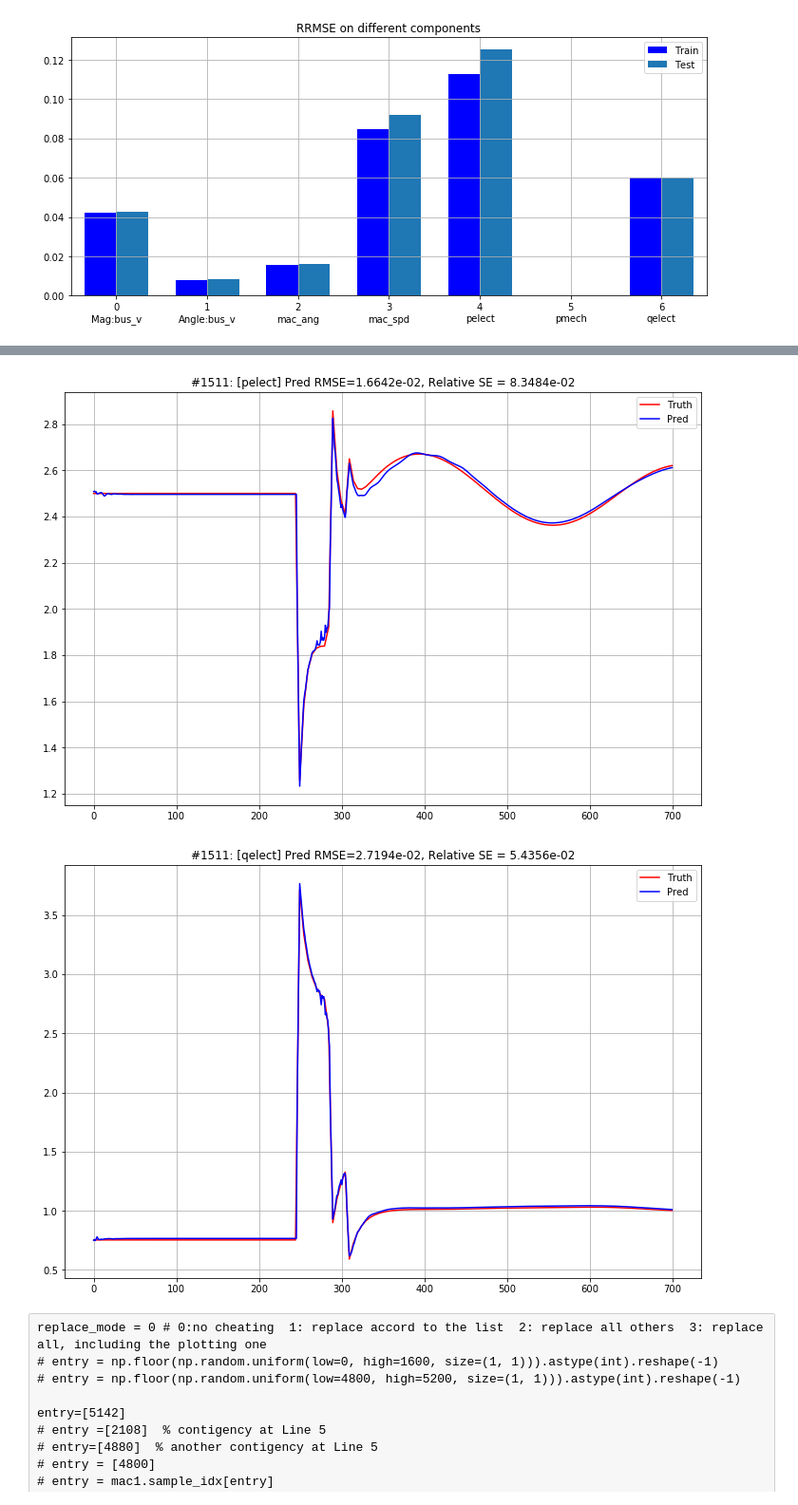
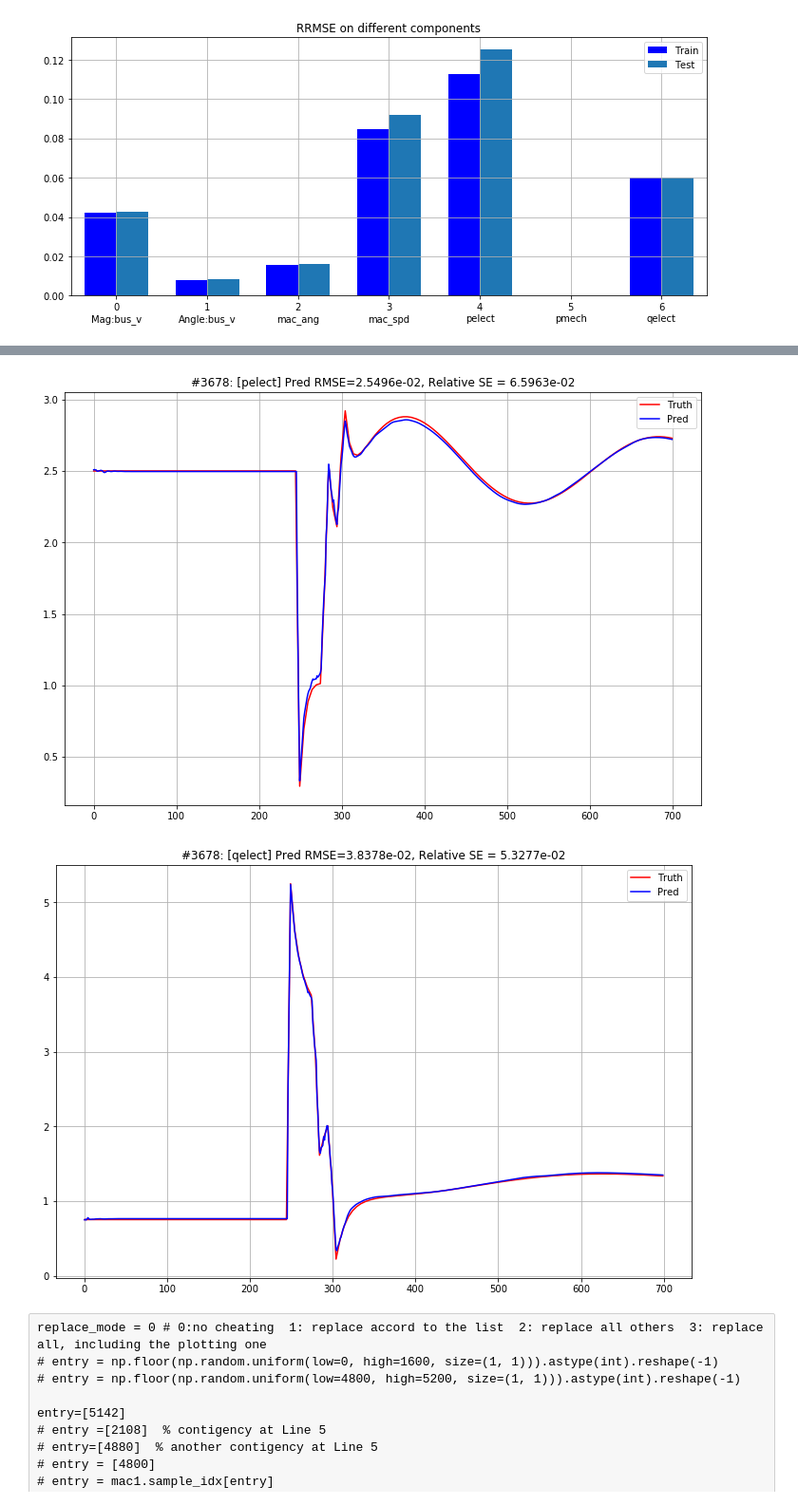
Before and after one commit to nhlijiaming/transient_mac1, a Jupyter notebook: mac1_tuning.ipynb, the cells around one changed output, grey strips where cells are left out. Shown at 95% size. Saved outputs shown, nothing was run; the diff lists cells and outputs as text; code cells hidden in the pictures.

```diff
--- a/mac1_tuning.ipynb
+++ b/mac1_tuning.ipynb
@@ -245,13 +245,13 @@ plt.show()
 # %%
 
 # entry = np.floor(np.random.uniform(low=0, high=1600, size=(1, 1))).astype(int).reshape(-1)
-entry = np.floor(np.random.uniform(low=4800, high=5200, size=(1, 1))).astype(int).reshape(-1)
+# entry = np.floor(np.random.uniform(low=4800, high=5200, size=(1, 1))).astype(int).reshape(-1)
 
-# entry=[3678]
+entry=[3678]
 # entry =[2108]  % contigency at Line 5
 # entry=[4880]  % another contigency at Line 5
 # entry = [4800]
-entry = mac1.sample_idx[entry]
+# entry = mac1.sample_idx[entry]
 t_max = 700
 
 quantities = [0,1,2,3,4,5,6]  # in data indices
@@ -264,13 +264,14 @@ for i in entry:
     if (filename.find('a5a') > -1 or filename.find('a5.') > -1):
         print('WARRNING: {:s} contains a line-5 fault.'.format(data['filename'][0][i][0]))
 
+    # tmp_test_data: [t_max, 9]
+    # tmp_test_label: [t_max, 9]
     tmp_test_data, tmp_test_label = mac1.extract_data(i, t_max, data_interpolation_rate=5, clip=50)
 
     tmp_test_data_torch = (tmp_test_data - mac1.data_mean) / mac1.data_std
     tmp_test_data_torch = torch.from_numpy(tmp_test_data_torch).to(mac1.device).float()
 
     output_data = np.zeros_like(tmp_test_label)
-    cur = np.zeros((t_max,1,1), dtype=np.complex64)
     t_start = 0
     rnn_states = mac1.model.initial_states()
     input_data_torch = tmp_test_data_torch[t_start, :].reshape(1,1,-1)
@@ -287,10 +288,27 @@ for i in entry:
     for q in range(7):
         if quantites_names[q] == 'pmech':
             continue
-        plt.figure(q, figsize=(12, 8))
+
         truth_curve = tmp_test_label[:t_max, quantities_transform[q]]
         pred_curve = output_data[:t_max, quantities_transform[q]]
 
+        # use computed pelect, qelect
+#         if q==4 or q==6:
+#             computed_tpsi = 1 / 1.025
+#             computed_chg = 0
+#             computed_y = 1 / (0 + 0.0181j)
+#             computed_V1 = tmp_test_data[1:700, 7] * np.exp(1j * tmp_test_data[1:700, 8]) # from bus: bus2
+#             computed_V2 = output_data[:699, 0] * np.exp(1j * output_data[:699, 1]) #   to bus: bus53
+#             curFrom = -computed_tpsi*(computed_y*(computed_tpsi*computed_V1-computed_V2) + computed_chg*computed_V1) # current injection at from_bus
+#             curTo = computed_y*(computed_V2 - computed_tpsi*computed_V1) + computed_chg*computed_V2;
+#             sp = computed_V2 * np.conj(curTo)
+#             if q == 4:
+#                 pred_curve = np.real(sp)
+#             else:
+#                 pred_curve = np.imag(sp)
+#             pred_curve = np.append(pred_curve, pred_curve[-1])
+
+        plt.figure(q, figsize=(12, 8))
         plt.plot(range(t_max), truth_curve, 'r', label='Truth')
         plt.plot(range(t_max), pred_curve, 'b', label='Pred')
         plt.legend()
@@ -299,7 +317,8 @@ for i in entry:
         rmse = np.sqrt(np.mean(np.square(truth_curve - pred_curve)))
         rse = np.linalg.norm(truth_curve - pred_curve, 2) / (np.linalg.norm(truth_curve-truth_curve.mean(), 2) + 1e-6)
         plt.title('#{:d}: [{:s}] Pred RMSE={:.4e}, Relative SE = {:.4e}'.format(i, quantites_names[q], rmse, rse))
-#         plt.xlim([0,50])
+
+
 
 # plt.show()
 
@@ -312,5 +331,5 @@ for i in entry:
-[figure, old version]
+[figure, new version]
-[figure, old version]
+[figure, new version]
 # %% [raw]
 replace_mode = 0 # 0:no cheating  1: replace accord to the list  2: replace all others  3: replace all, including the plotting one
 # entry = np.floor(np.random.uniform(low=0, high=1600, size=(1, 1))).astype(int).reshape(-1)
```
Also changed, not shown: parts of 1 cell of this notebook.
